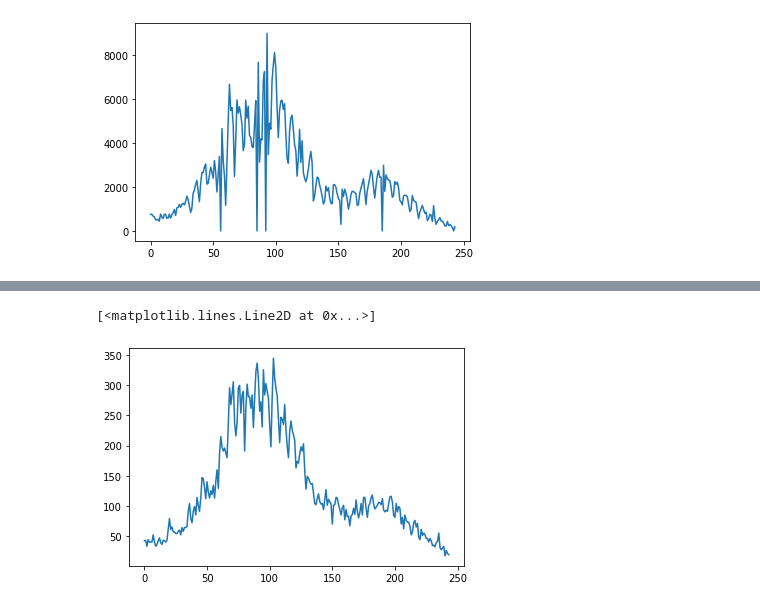
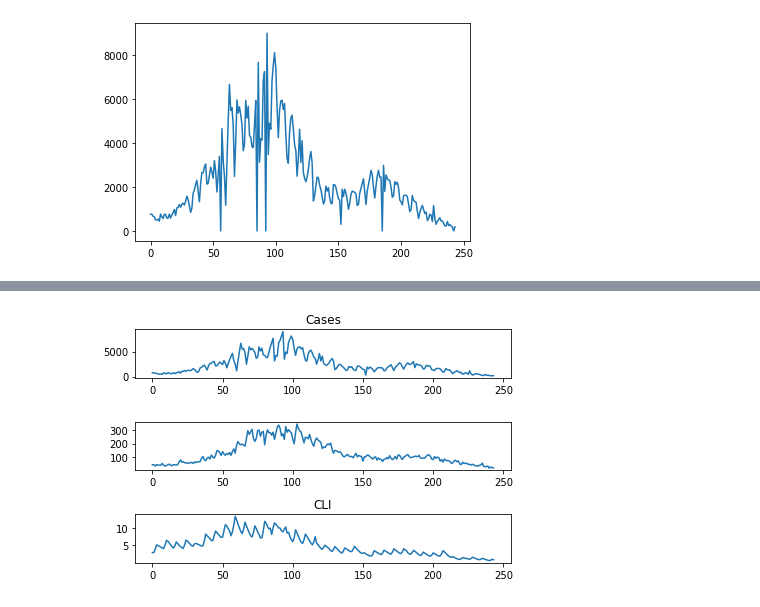
Before and after one commit to elray1/sarix, a Jupyter notebook: demo.ipynb, the cells around one changed output, grey strips where cells are left out. Saved outputs shown, nothing was run; the diff lists cells and outputs as text; code cells hidden in the pictures.

```diff
--- a/demo.ipynb
+++ b/demo.ipynb
@@ -89,7 +103,16 @@ See the caveats in the documentation: https://pandas.pydata.org/pandas-docs/stab
 [<matplotlib.lines.Line2D at 0x...>]
 [figure]
-# %%
-plt.plot(df.hosp)
-# %% [output]
-[<matplotlib.lines.Line2D at 0x...>]
-[figure, removed]
+# %%
+fig, ax = plt.subplots(3, 1, )
+ax[0].plot(df.case_fixed)
+ax[0].title.set_text('Cases')
+
+ax[1].plot(df.hosp)
+ax[2].title.set_text('Hosp')
+
+ax[2].plot(df.change_cli)
+ax[2].title.set_text('CLI')
+
+plt.tight_layout()
+# %% [output]
+[figure, added]
```
Also changed, not shown: parts of 11 cells of this notebook, 1 other file.
